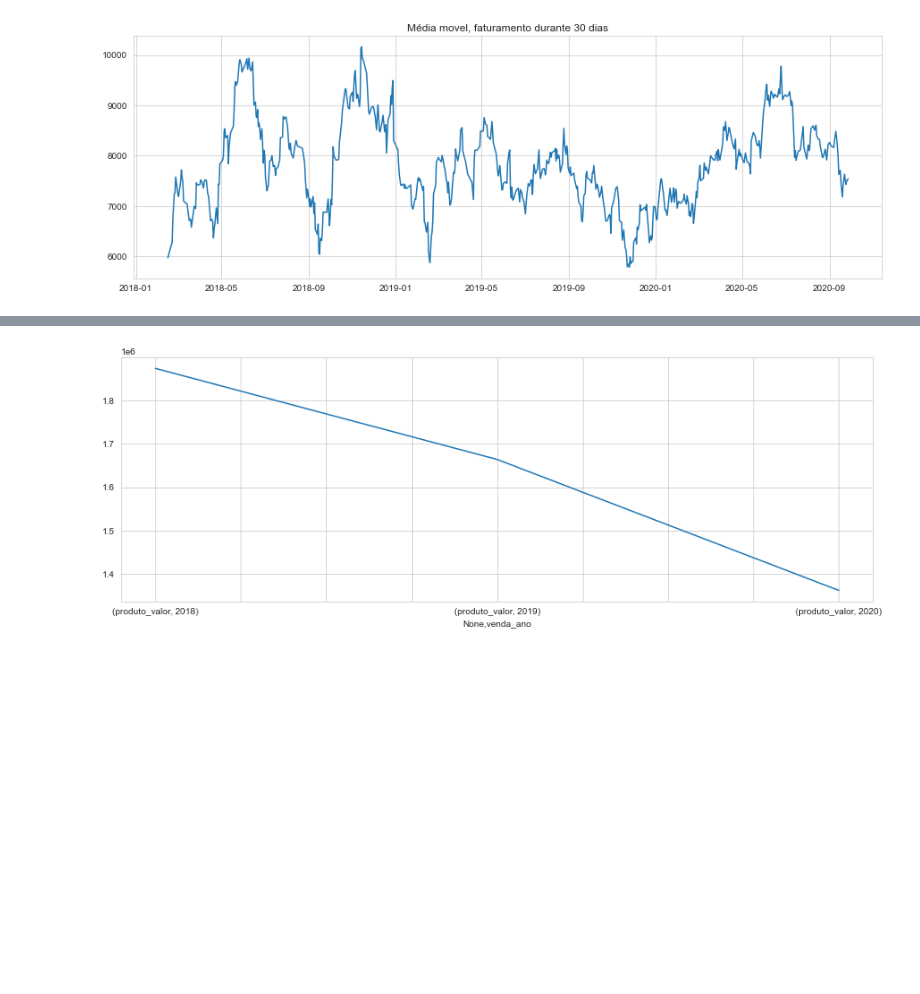
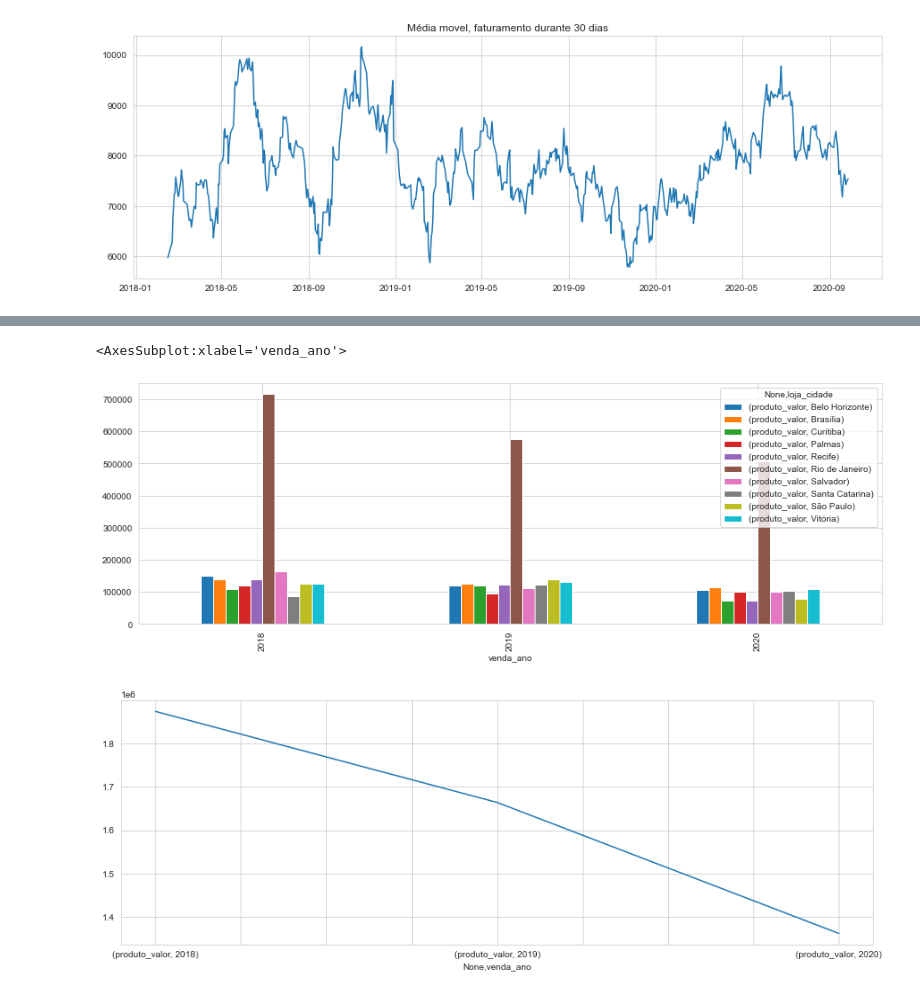
Before and after one commit to italocreator/heros-journey, a Jupyter notebook: Projeto_20211115/202111115_tratamento/5-Analises_Insights/20211115_Analises.ipynb, the cells around one changed output, grey strips where cells are left out. Cells and saved outputs as stored; diff of their text form; code cells hidden in the pictures; blank space fills up the shorter version.

```diff
--- a/Projeto_20211115/202111115_tratamento/5-Analises_Insights/20211115_Analises.ipynb
+++ b/Projeto_20211115/202111115_tratamento/5-Analises_Insights/20211115_Analises.ipynb
@@ -548,3 +550,10 @@ plt.title('Média movel, faturamento durante 30 dias (por cidade)')
+# %%
+# tendência por cidade
+fig, ax = plt.subplots(figsize=(15,5))
+df[['produto_valor','loja_cidade','venda_ano']].groupby(['venda_ano','loja_cidade']).sum().unstack().plot.bar(ax=ax)
+# %% [output]
+<AxesSubplot:xlabel='venda_ano'>
+[figure, added]
 # %%
 #criar coluna ano no dataframe
 df['venda_ano'] = pd.DatetimeIndex(df.dt_venda).year
```
Also changed, not shown: parts of 9 cells of this notebook.
